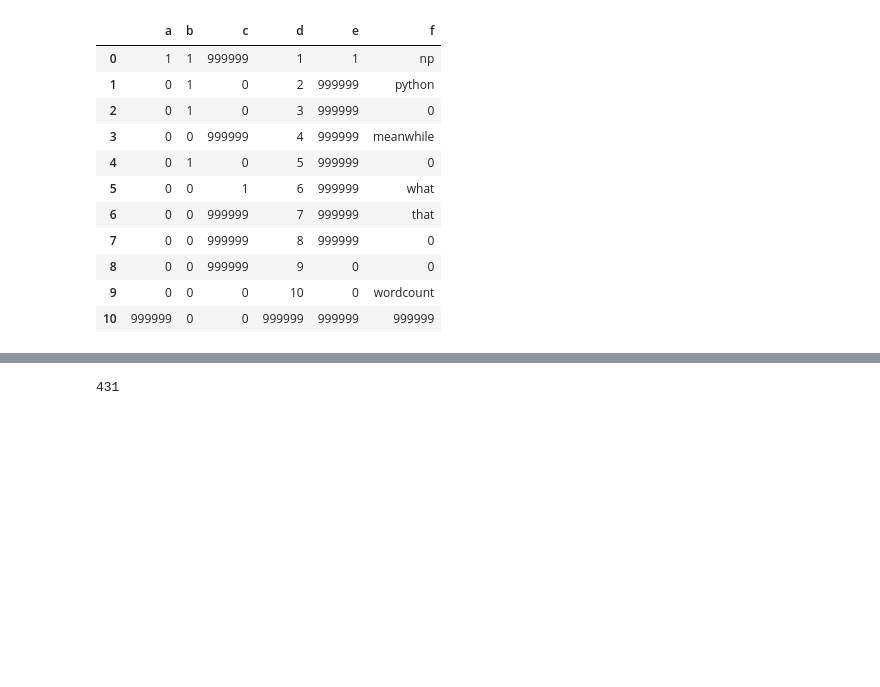
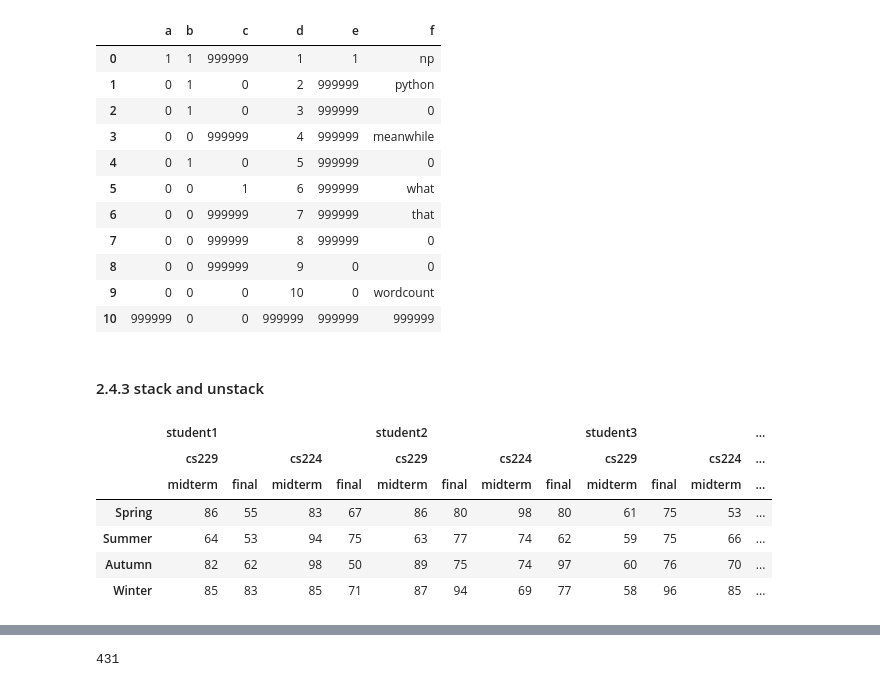
Before and after one commit to shanjiang1994/The_complete_guide_in_Python_for_DA-DS, a Jupyter notebook: 7.Pandas.ipynb, the cells around one changed output, grey strips where cells are left out. Cells and saved outputs as stored; diff of their text form; code cells hidden in the pictures; blank space fills up the shorter version.

Commit message:
Update 7.Pandas.ipynb
update stack and unstack

```diff
--- a/7.Pandas.ipynb
+++ b/7.Pandas.ipynb
@@ -1393,3 +1409,18 @@ df
 | 8 | 0 | 0 | 999999 | 9 | 0 | 0 |
 | 9 | 0 | 0 | 0 | 10 | 0 | wordcount |
 | 10 | 999999 | 0 | 0 | 999999 | 999999 | 999999 |
+# %% [markdown]
+#### 2.4.3 stack and unstack
+# %%
+df = DataFrame(np.random.randint(50,100,48).reshape(4,12),
+               columns=pd.MultiIndex.from_product([['student1','student2','student3'],['cs229','cs224'],['midterm','final']]),
+               index = ["Spring",'Summer','Autumn','Winter'])
+df
+# %% [output]
+|  | student1 |  |  |  | student2 |  |  |  | student3 |  |  | ... |
+|  | cs229 |  | cs224 |  | cs229 |  | cs224 |  | cs229 |  | cs224 | ... |
+|  | midterm | final | midterm | final | midterm | final | midterm | final | midterm | final | midterm | ... |
+| Spring | 86 | 55 | 83 | 67 | 86 | 80 | 98 | 80 | 61 | 75 | 53 | ... |
+| Summer | 64 | 53 | 94 | 75 | 63 | 77 | 74 | 62 | 59 | 75 | 66 | ... |
+| Autumn | 82 | 62 | 98 | 50 | 89 | 75 | 74 | 97 | 60 | 76 | 70 | ... |
+| Winter | 85 | 83 | 85 | 71 | 87 | 94 | 69 | 77 | 58 | 96 | 85 | ... |
```
Also changed, not shown: parts of 12 cells of this notebook.
